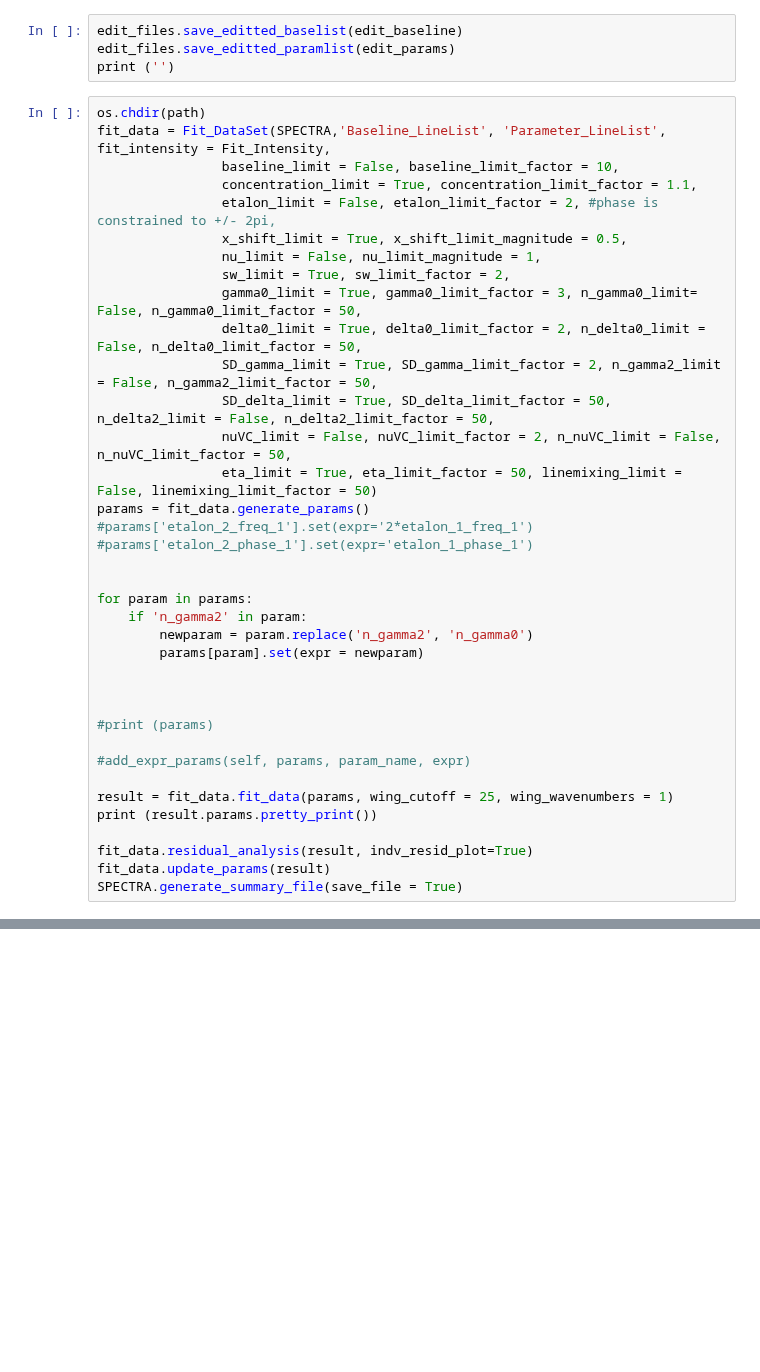
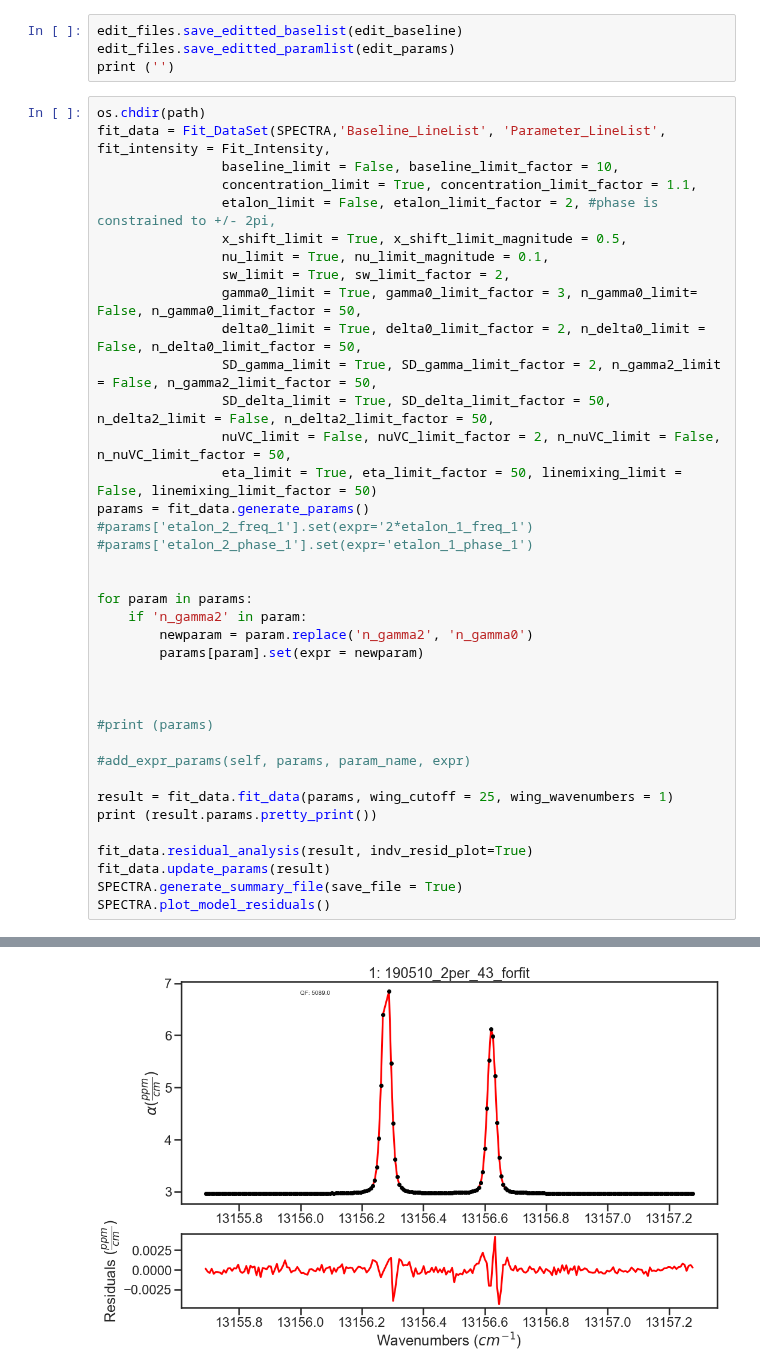
Before and after one commit to usnistgov/MATS, a Jupyter notebook: From DataFrame/Examples/A-Band/Fitting_Protocol_190409.ipynb, the cells around one changed output, grey strips where cells are left out. Cells and saved outputs as stored; diff of their text form; blank space fills up the shorter version.

```diff
--- a/From DataFrame/Examples/A-Band/Fitting_Protocol_190409.ipynb
+++ b/From DataFrame/Examples/A-Band/Fitting_Protocol_190409.ipynb
@@ -133,7 +160,7 @@ fit_data = Fit_DataSet(SPECTRA,'Baseline_LineList', 'Parameter_LineList', fit_in
                 concentration_limit = True, concentration_limit_factor = 1.1,
                 etalon_limit = False, etalon_limit_factor = 2, #phase is constrained to +/- 2pi,
                 x_shift_limit = True, x_shift_limit_magnitude = 0.5,
-                nu_limit = False, nu_limit_magnitude = 1,
+                nu_limit = True, nu_limit_magnitude = 0.1,
                 sw_limit = True, sw_limit_factor = 2,
                 gamma0_limit = True, gamma0_limit_factor = 3, n_gamma0_limit= False, n_gamma0_limit_factor = 50,
                 delta0_limit = True, delta0_limit_factor = 2, n_delta0_limit = False, n_delta0_limit_factor = 50,
@@ -163,3 +190,5 @@ print (result.params.pretty_print())
 fit_data.residual_analysis(result, indv_resid_plot=True)
 fit_data.update_params(result)
 SPECTRA.generate_summary_file(save_file = True)
+SPECTRA.plot_model_residuals()
+# %% [output]
@@ -165,0 +212 @@ SPECTRA.generate_summary_file(save_file = True)
+[figure, added]
```
Also changed, not shown: parts of 11 cells of this notebook.
